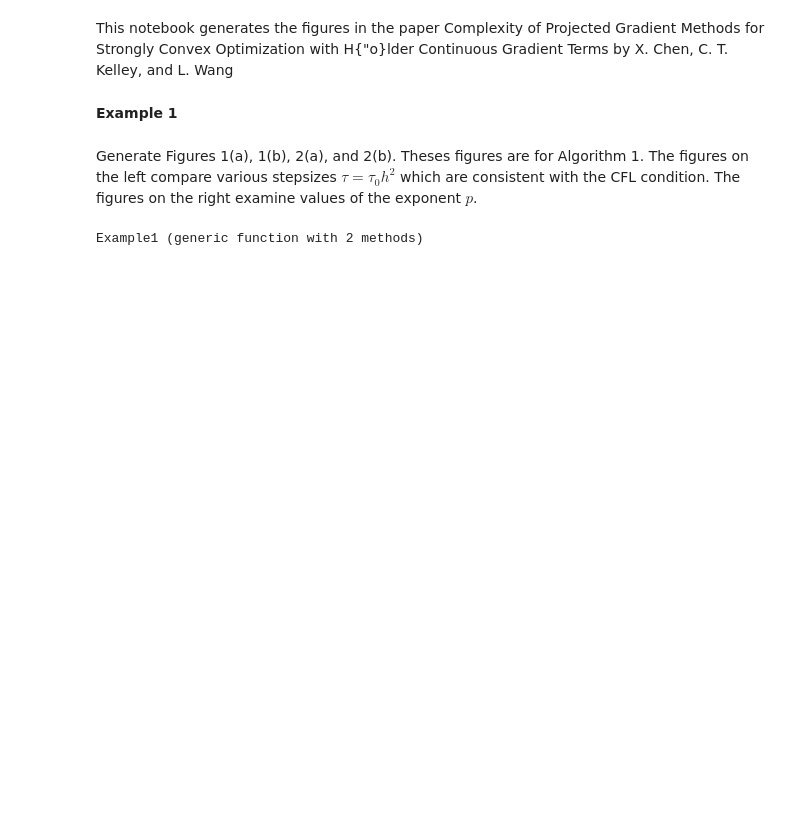
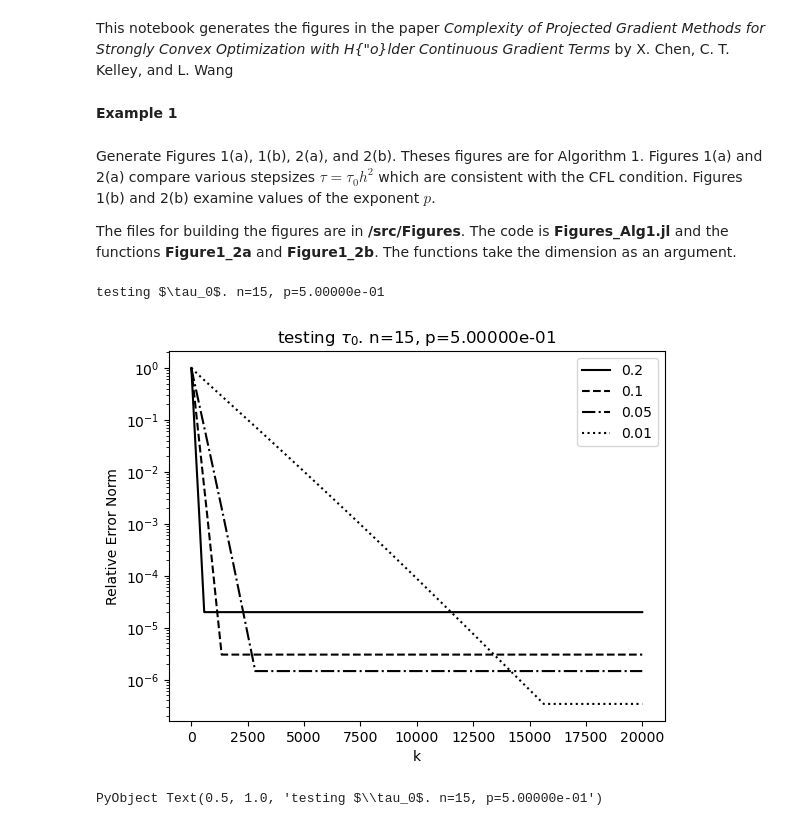
Before and after one commit to ctkelley/Grad_Des_CKW.jl, a Jupyter notebook: Examples.ipynb, the cells around one changed output. Drawn from its saved outputs; the diff is of its cells as text; code cells hidden in the pictures; blank space fills up the shorter version.

```diff
--- a/Examples.ipynb
+++ b/Examples.ipynb
@@ -2,24 +2,18 @@
 include("notebook_init.jl")
 # %% [markdown]
 This notebook generates the figures in the paper
-Complexity of Projected Gradient Methods for Strongly Convex  Optimization with H{\"o}lder Continuous Gradient Terms
+_Complexity of Projected Gradient Methods for Strongly Convex Optimization with H{\"o}lder Continuous Gradient Terms_
 by X. Chen, C. T. Kelley, and L. Wang
 # %% [markdown]
 **Example 1**
 # %% [markdown]
-Generate Figures 1(a), 1(b), 2(a), and 2(b). Theses figures are for Algorithm 1. The figures on the left compare various
-stepsizes $\tau = \tau_0 h^2$ which are consistent with the CFL condition. The figures on the right examine values of the exponent $p$.
+Generate Figures 1(a), 1(b), 2(a), and 2(b). Theses figures are for Algorithm 1. Figures 1(a) and 2(a) compare various
+stepsizes $\tau = \tau_0 h^2$ which are consistent with the CFL condition. Figures 1(b) and 2(b) examine values of the exponent $p$.
+
+The files for building the figures are in __/src/Figures__. The code is __Figures_Alg1.jl__ and the functions __Figure1_2a__ and __Figure1_2b__. The functions take the dimension as an argument.
 # %%
-function Example1(n=15; maxit=20000, figtitle="Fig 1")
-println(figtitle*" (a) and (b)")
-n=15
-subplot(1,2,1)
-tau_test1(n; nu = 0.5, p = 0.5, maxit = maxit)
-
-title(figtitle*" (a)")
-subplot(1,2,2)
-p_test1(n; nu = 0.5, tau0 = 0.01, maxit=maxit)
-title(figtitle*" (b)")
-end
+Figure1_2a(15)
 # %% [output]
-Example1 (generic function with 2 methods)
+testing $\tau_0$. n=15, p=5.00000e-01
+[figure, added]
+PyObject Text(0.5, 1.0, 'testing $\\tau_0$. n=15, p=5.00000e-01')
```
Also changed, not shown: parts of 7 cells of this notebook, 2 other files.
